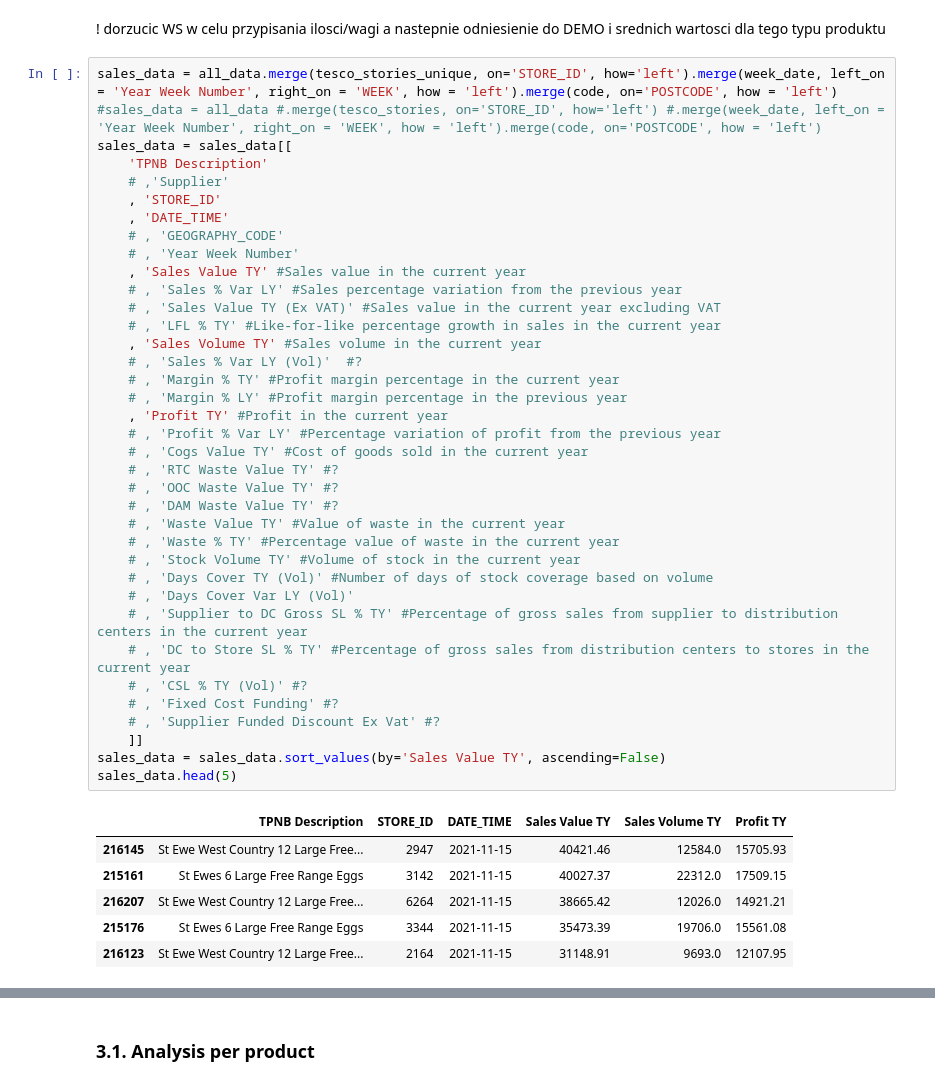
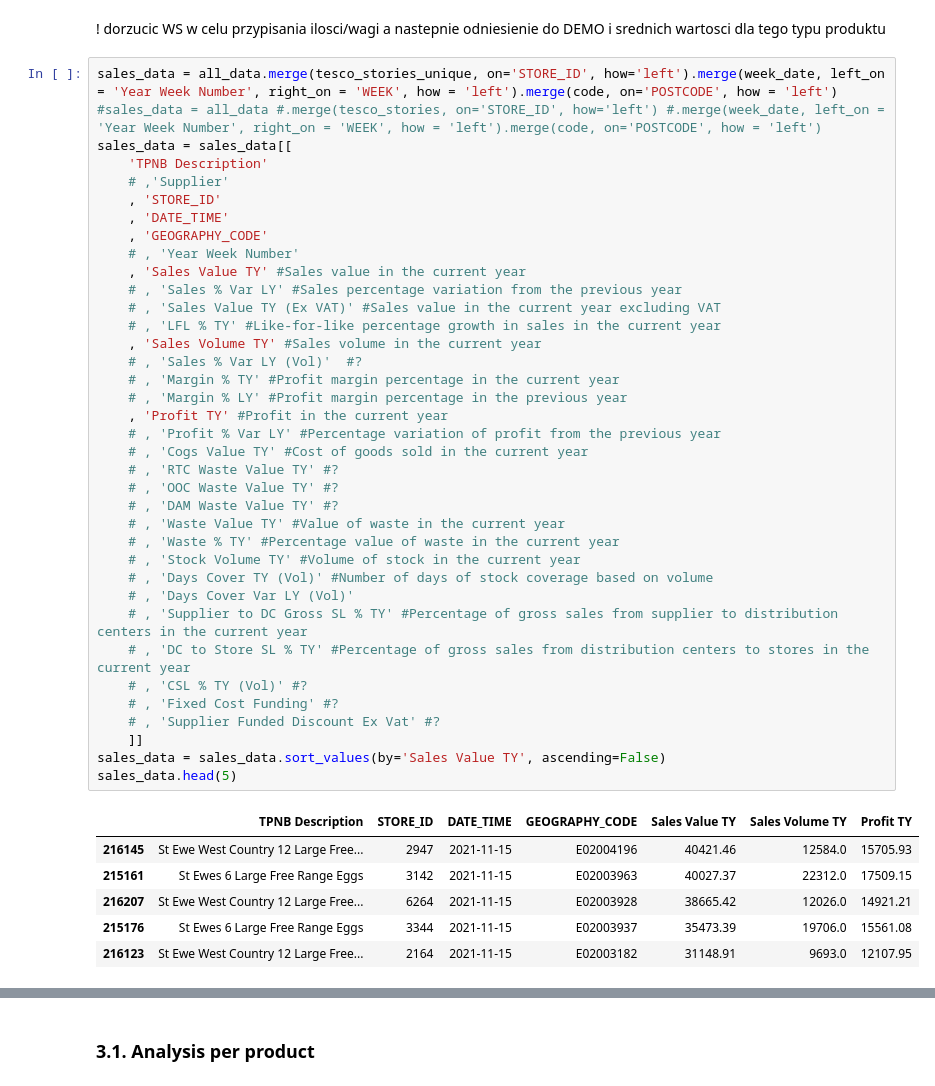
Before and after one commit to Patryk9411/ML-Python---pocket-lexicon, a Jupyter notebook: customer_analysis.ipynb, the cells around one changed output, grey strips where cells are left out. Saved outputs shown, nothing was run; the diff lists cells and outputs as text.

```diff
--- a/customer_analysis.ipynb
+++ b/customer_analysis.ipynb
@@ -406,39 +630,39 @@ sales_data = sales_data[[
     # ,'Supplier'
     , 'STORE_ID'
     , 'DATE_TIME'
-    # , 'GEOGRAPHY_CODE'
+    , 'GEOGRAPHY_CODE'
     # , 'Year Week Number'
     , 'Sales Value TY' #Sales value in the current year
     # , 'Sales % Var LY' #Sales percentage variation from the previous year
     # , 'Sales Value TY (Ex VAT)' #Sales value in the current year excluding VAT
     # , 'LFL % TY' #Like-for-like percentage growth in sales in the current year
     , 'Sales Volume TY' #Sales volume in the current year
     # , 'Sales % Var LY (Vol)'  #?
     # , 'Margin % TY' #Profit margin percentage in the current year
     # , 'Margin % LY' #Profit margin percentage in the previous year
     , 'Profit TY' #Profit in the current year
     # , 'Profit % Var LY' #Percentage variation of profit from the previous year
     # , 'Cogs Value TY' #Cost of goods sold in the current year
     # , 'RTC Waste Value TY' #?
     # , 'OOC Waste Value TY' #?
     # , 'DAM Waste Value TY' #?
     # , 'Waste Value TY' #Value of waste in the current year
     # , 'Waste % TY' #Percentage value of waste in the current year
     # , 'Stock Volume TY' #Volume of stock in the current year
     # , 'Days Cover TY (Vol)' #Number of days of stock coverage based on volume
     # , 'Days Cover Var LY (Vol)'
     # , 'Supplier to DC Gross SL % TY' #Percentage of gross sales from supplier to distribution centers in the current year
     # , 'DC to Store SL % TY' #Percentage of gross sales from distribution centers to stores in the current year
     # , 'CSL % TY (Vol)' #?
     # , 'Fixed Cost Funding' #?
     # , 'Supplier Funded Discount Ex Vat' #?
     ]]
 sales_data = sales_data.sort_values(by='Sales Value TY', ascending=False)
 sales_data.head(5)
 # %% [output]
-|  | TPNB Description | STORE_ID | DATE_TIME | Sales Value TY | Sales Volume TY | Profit TY |
-| 216145 | St Ewe West Country 12 Large Free... | 2947 | 2021-11-15 | 40421.46 | 12584.0 | 15705.93 |
-| 215161 | St Ewes 6 Large Free Range Eggs | 3142 | 2021-11-15 | 40027.37 | 22312.0 | 17509.15 |
-| 216207 | St Ewe West Country 12 Large Free... | 6264 | 2021-11-15 | 38665.42 | 12026.0 | 14921.21 |
-| 215176 | St Ewes 6 Large Free Range Eggs | 3344 | 2021-11-15 | 35473.39 | 19706.0 | 15561.08 |
-| 216123 | St Ewe West Country 12 Large Free... | 2164 | 2021-11-15 | 31148.91 | 9693.0 | 12107.95 |
+|  | TPNB Description | STORE_ID | DATE_TIME | GEOGRAPHY_CODE | Sales Value TY | Sales Volume TY | Profit TY |
+| 216145 | St Ewe West Country 12 Large Free... | 2947 | 2021-11-15 | E02004196 | 40421.46 | 12584.0 | 15705.93 |
+| 215161 | St Ewes 6 Large Free Range Eggs | 3142 | 2021-11-15 | E02003963 | 40027.37 | 22312.0 | 17509.15 |
+| 216207 | St Ewe West Country 12 Large Free... | 6264 | 2021-11-15 | E02003928 | 38665.42 | 12026.0 | 14921.21 |
+| 215176 | St Ewes 6 Large Free Range Eggs | 3344 | 2021-11-15 | E02003937 | 35473.39 | 19706.0 | 15561.08 |
+| 216123 | St Ewe West Country 12 Large Free... | 2164 | 2021-11-15 | E02003182 | 31148.91 | 9693.0 | 12107.95 |
```
Also changed, not shown: parts of 35 cells of this notebook.
